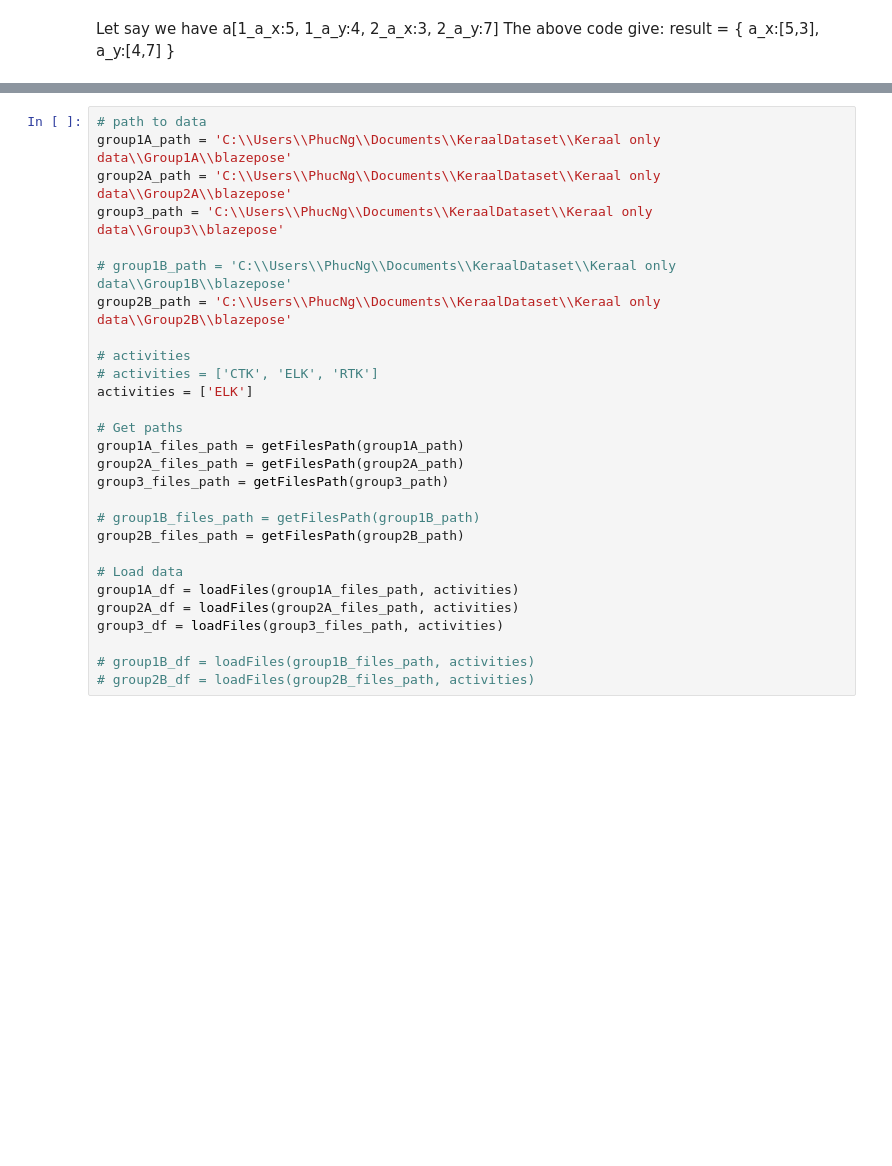
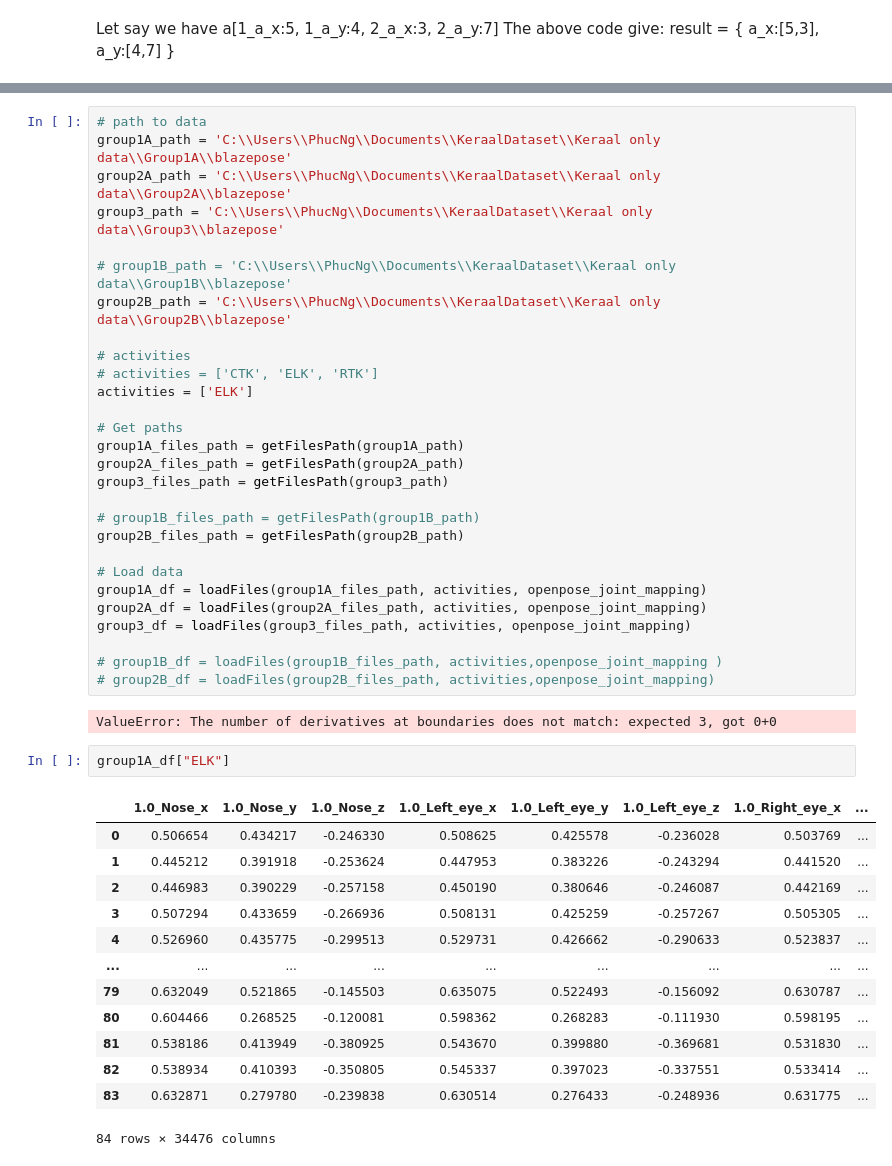
Before and after one commit to ttuyetdinh/main, a Jupyter notebook: keeral.ipynb, the cells around one changed output, grey strips where cells are left out. Saved outputs shown, nothing was run; the diff lists cells and outputs as text; blank space fills up the shorter version.

```diff
--- a/keeral.ipynb
+++ b/keeral.ipynb
@@ -176,12 +220,30 @@ group3_files_path = getFilesPath(group3_path)
 group2B_files_path = getFilesPath(group2B_path)
 
 # Load data
-group1A_df = loadFiles(group1A_files_path, activities)
-group2A_df = loadFiles(group2A_files_path, activities)
-group3_df = loadFiles(group3_files_path, activities)
+group1A_df = loadFiles(group1A_files_path, activities, openpose_joint_mapping)
+group2A_df = loadFiles(group2A_files_path, activities, openpose_joint_mapping)
+group3_df = loadFiles(group3_files_path, activities, openpose_joint_mapping)
 
-# group1B_df = loadFiles(group1B_files_path, activities)
-# group2B_df = loadFiles(group2B_files_path, activities)
+# group1B_df = loadFiles(group1B_files_path, activities,openpose_joint_mapping )
+# group2B_df = loadFiles(group2B_files_path, activities,openpose_joint_mapping)
+# %% [output]
+ValueError: The number of derivatives at boundaries does not match: expected 3, got 0+0
+# %%
+group1A_df["ELK"]
+# %% [output]
+|  | 1.0_Nose_x | 1.0_Nose_y | 1.0_Nose_z | 1.0_Left_eye_x | 1.0_Left_eye_y | 1.0_Left_eye_z | 1.0_Right_eye_x | ... |
+| 0 | 0.506654 | 0.434217 | -0.246330 | 0.508625 | 0.425578 | -0.236028 | 0.503769 | ... |
+| 1 | 0.445212 | 0.391918 | -0.253624 | 0.447953 | 0.383226 | -0.243294 | 0.441520 | ... |
+| 2 | 0.446983 | 0.390229 | -0.257158 | 0.450190 | 0.380646 | -0.246087 | 0.442169 | ... |
+| 3 | 0.507294 | 0.433659 | -0.266936 | 0.508131 | 0.425259 | -0.257267 | 0.505305 | ... |
+| 4 | 0.526960 | 0.435775 | -0.299513 | 0.529731 | 0.426662 | -0.290633 | 0.523837 | ... |
+| ... | ... | ... | ... | ... | ... | ... | ... | ... |
+| 79 | 0.632049 | 0.521865 | -0.145503 | 0.635075 | 0.522493 | -0.156092 | 0.630787 | ... |
+| 80 | 0.604466 | 0.268525 | -0.120081 | 0.598362 | 0.268283 | -0.111930 | 0.598195 | ... |
+| 81 | 0.538186 | 0.413949 | -0.380925 | 0.543670 | 0.399880 | -0.369681 | 0.531830 | ... |
+| 82 | 0.538934 | 0.410393 | -0.350805 | 0.545337 | 0.397023 | -0.337551 | 0.533414 | ... |
+| 83 | 0.632871 | 0.279780 | -0.239838 | 0.630514 | 0.276433 | -0.248936 | 0.631775 | ... |
+84 rows × 34476 columns
 # %%
 group1A_mean_df = {activity: calculateMeanForAllVideos(
     df) for activity, df in group1A_df.items()}
```
Also changed, not shown: parts of 10 cells of this notebook.
